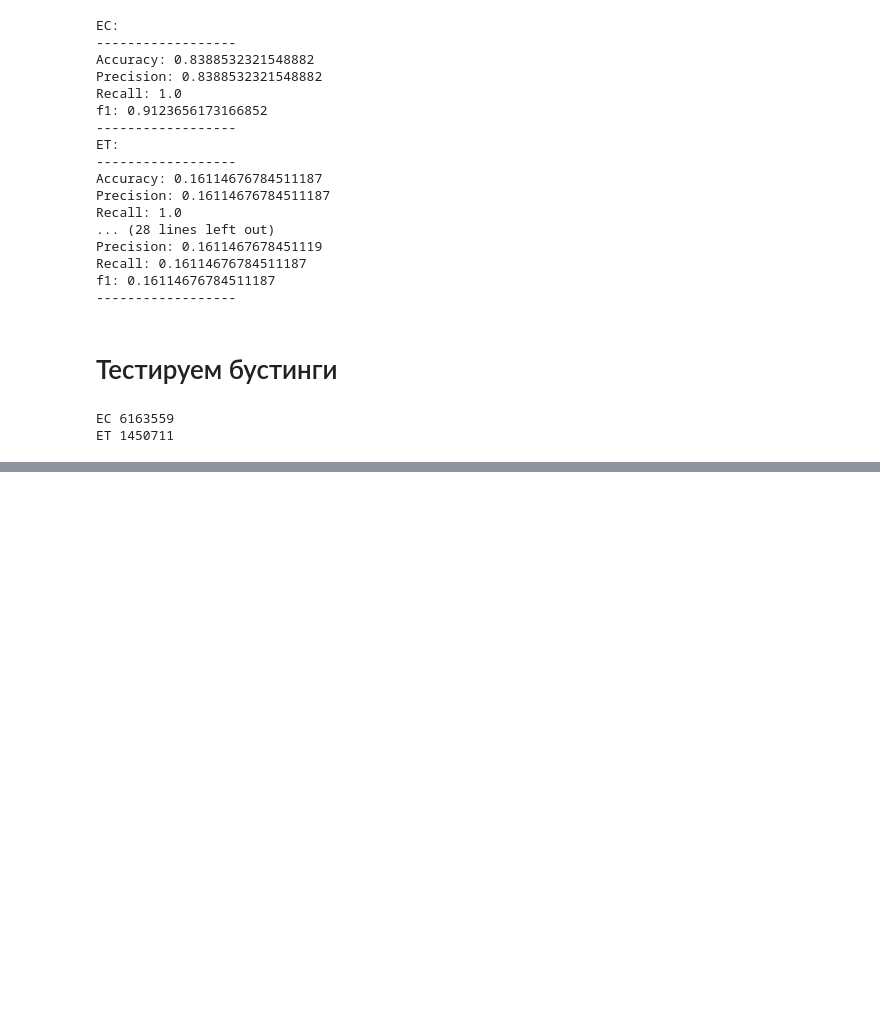
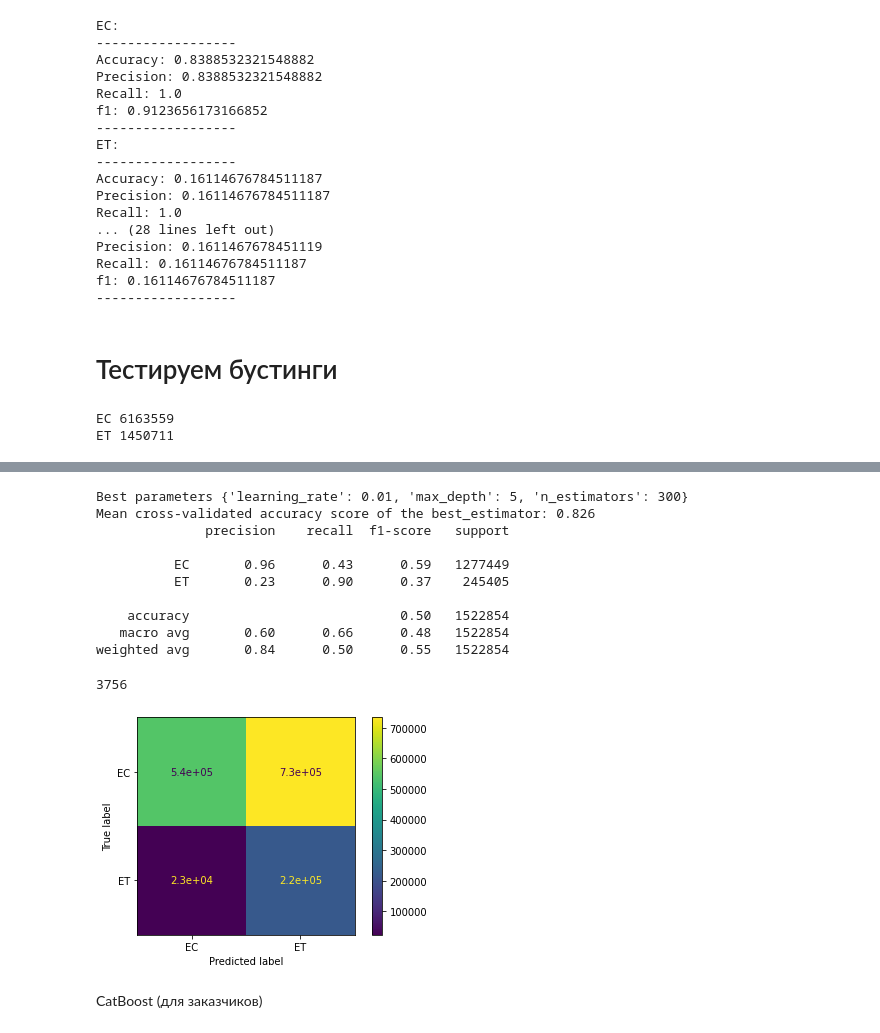
Before and after one commit to danil99152/prediction-of-government-tenders, a Jupyter notebook: forecasting_future_contract_stage.ipynb, the cells around one changed output, grey strips where cells are left out. Drawn from its saved outputs; the diff is of its cells as text; code cells hidden in the pictures; blank space fills up the shorter version.

```diff
--- a/forecasting_future_contract_stage.ipynb
+++ b/forecasting_future_contract_stage.ipynb
@@ -1496,0 +226,5 @@ sbs.barplot(x='current_contract_stage', y='registration_period', data=data);
+# %%
+data.sort_values('execution_period_start', inplace = True)
+x = data.copy()
+y = data.drop(['customer_legal_form',	'price',	'product_code',	'supplier_legal_form', 'time'], axis=1)
+x_train, x_test, y_train, y_test = train_test_split(x, y, test_size=0.2, shuffle = False)
@@ -1496,0 +363,55 @@ sbs.barplot(x='current_contract_stage', y='registration_period', data=data);
+# %%
+cat_features = ['customer_legal_form', 'product_code', 'supplier_legal_form']
+
+parameters = {
+    "n_estimators": [300,250],
+    "learning_rate": [0.01],
+    "max_depth": [5,4],
+}
+
+model_catboost = CatBoostClassifier(
+    cat_features = cat_features,
+    random_state=42,
+    task_type="GPU",
+    devices='0:1',
+)
+
+model_catboost = GridSearchCV(
+    model_catboost,
+    parameters,
+    cv=5,
+    scoring='accuracy',
+)
+
+model_catboost.fit(x_train, y_train, eval_set=(x_test, y_test),
+             use_best_model=True,
+             verbose=False)
+
+print(f'Best parameters {model_catboost.best_params_}')
+print(
+    f'Mean cross-validated accuracy score of the best_estimator: ' +
+    f'{model_catboost.best_score_:.3f}'
+)
+
+y_pred = model_catboost.predict(x_test)
+print(classification_report(y_test, y_pred, target_names=['EC', 'ET']))
+
+cm = confusion_matrix(y_test, y_pred, labels=model_catboost.classes_)
+disp = ConfusionMatrixDisplay(confusion_matrix=cm, display_labels=model_catboost.classes_)
+disp.plot()
+
+del y_pred
+gc.collect()
+# %% [output]
+Best parameters {'learning_rate': 0.01, 'max_depth': 5, 'n_estimators': 300}
+Mean cross-validated accuracy score of the best_estimator: 0.826
+              precision    recall  f1-score   support
+
+          EC       0.96      0.43      0.59   1277449
+          ET       0.23      0.90      0.37    245405
+
+    accuracy                           0.50   1522854
+   macro avg       0.60      0.66      0.48   1522854
+weighted avg       0.84      0.50      0.55   1522854
+3756
+[figure, added]
@@ -1496,0 +420,2 @@ sbs.barplot(x='current_contract_stage', y='registration_period', data=data);
+# %% [markdown]
+CatBoost (для заказчиков)
```
Also changed, not shown: parts of 140 cells of this notebook.
